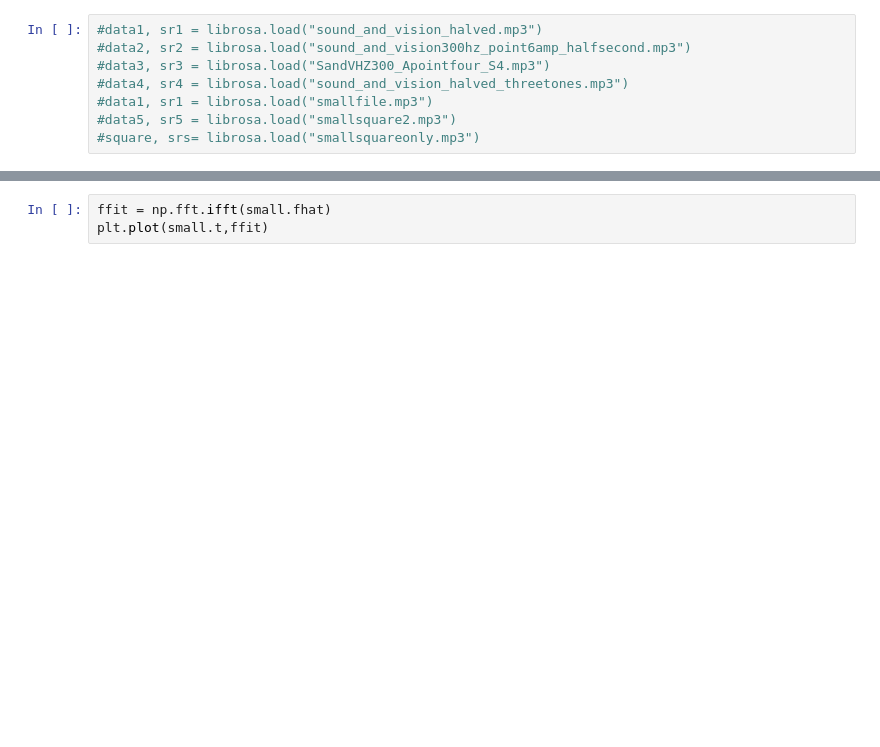
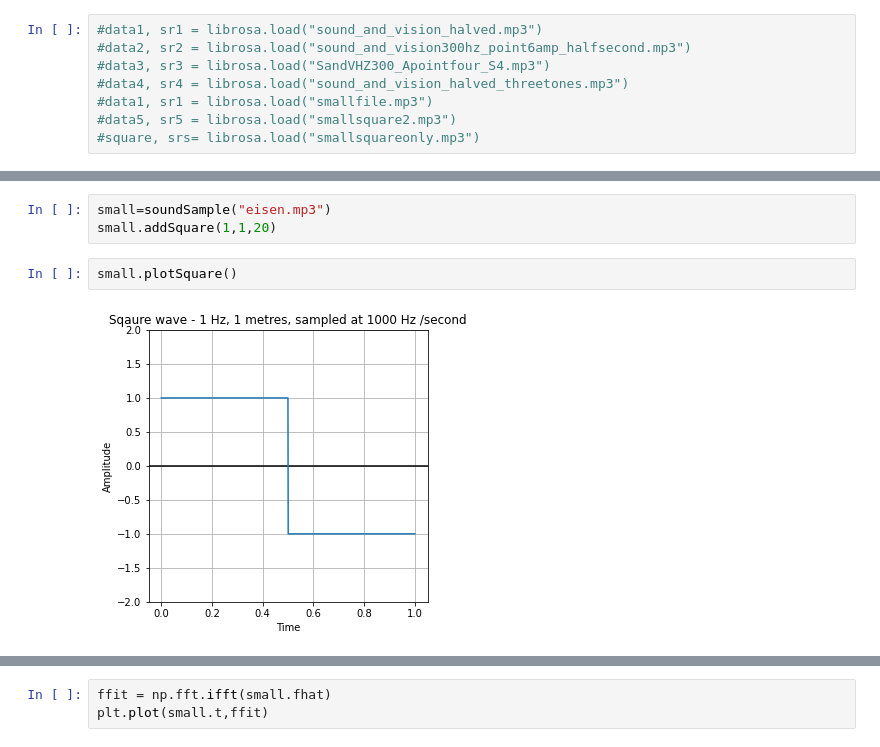
Before and after one commit to KathrynPanger/SignalDependence, a Jupyter notebook: librosa_waves_v2.ipynb, the cells around one changed output, grey strips where cells are left out. Saved outputs shown, nothing was run; the diff lists cells and outputs as text; blank space fills up the shorter version.

```diff
--- a/librosa_waves_v2.ipynb
+++ b/librosa_waves_v2.ipynb
@@ -132,0 +169,7 @@ small2.plotSquareForier()
+# %%
+small=soundSample("eisen.mp3")
+small.addSquare(1,1,20)
+# %%
+small.plotSquare()
+# %% [output]
+[figure, added]
```
Also changed, not shown: parts of 25 cells of this notebook.
